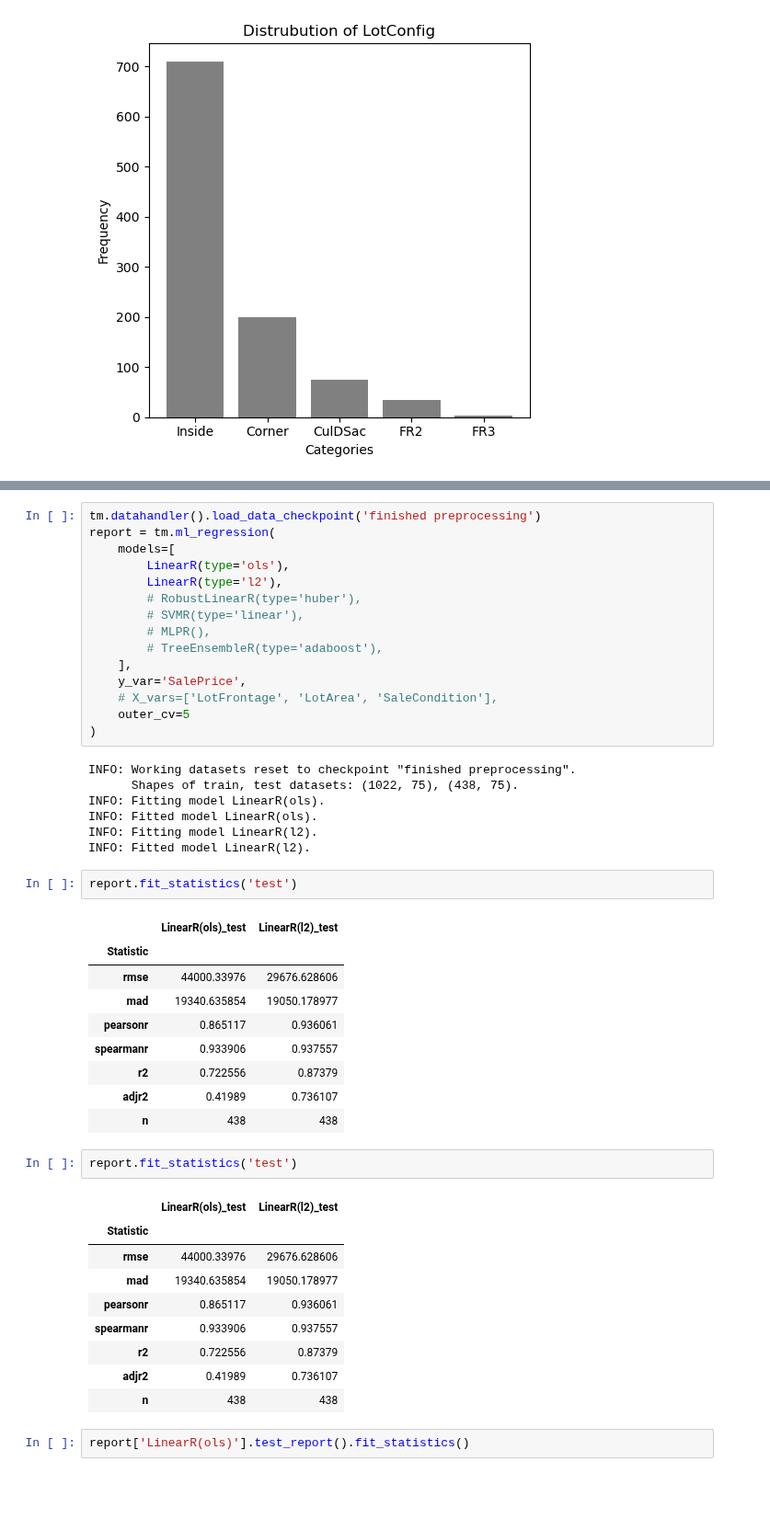
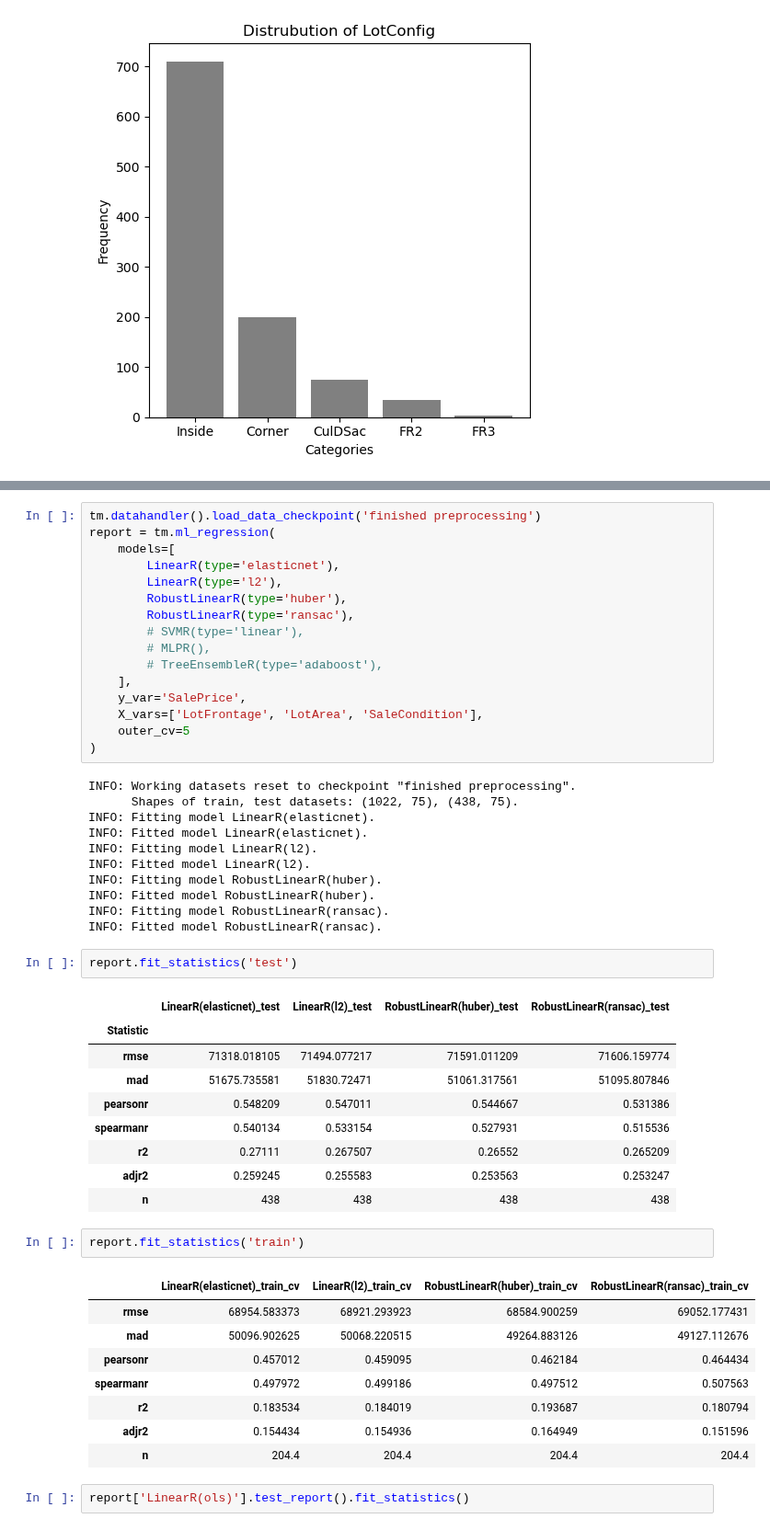
Before and after one commit to ajy25/TabularMagic, a Jupyter notebook: demo/test.ipynb, the cells around one changed output, grey strips where cells are left out. Shown at 92% size. Cells and saved outputs as stored; diff of their text form; blank space fills up the shorter version.

```diff
--- a/demo/test.ipynb
+++ b/demo/test.ipynb
@@ -134,48 +132,52 @@ report.fit_statistics('test')
 tm.datahandler().load_data_checkpoint('finished preprocessing')
 report = tm.ml_regression(
     models=[
-        LinearR(type='ols'),
+        LinearR(type='elasticnet'),
         LinearR(type='l2'),
-        # RobustLinearR(type='huber'),
+        RobustLinearR(type='huber'),
+        RobustLinearR(type='ransac'),
         # SVMR(type='linear'),
         # MLPR(),
         # TreeEnsembleR(type='adaboost'),
     ],
     y_var='SalePrice',
-    # X_vars=['LotFrontage', 'LotArea', 'SaleCondition'],
+    X_vars=['LotFrontage', 'LotArea', 'SaleCondition'],
     outer_cv=5
 )
 # %% [output]
 INFO: Working datasets reset to checkpoint "finished preprocessing".
       Shapes of train, test datasets: (1022, 75), (438, 75).
-INFO: Fitting model LinearR(ols).
-INFO: Fitted model LinearR(ols).
+INFO: Fitting model LinearR(elasticnet).
+INFO: Fitted model LinearR(elasticnet).
 INFO: Fitting model LinearR(l2).
 INFO: Fitted model LinearR(l2).
+INFO: Fitting model RobustLinearR(huber).
+INFO: Fitted model RobustLinearR(huber).
+INFO: Fitting model RobustLinearR(ransac).
+INFO: Fitted model RobustLinearR(ransac).
 # %%
 report.fit_statistics('test')
 # %% [output]
-|  | LinearR(ols)_test | LinearR(l2)_test |
-| Statistic |  |  |
-| rmse | 44000.33976 | 29676.628606 |
-| mad | 19340.635854 | 19050.178977 |
-| pearsonr | 0.865117 | 0.936061 |
-| spearmanr | 0.933906 | 0.937557 |
-| r2 | 0.722556 | 0.87379 |
-| adjr2 | 0.41989 | 0.736107 |
-| n | 438 | 438 |
+|  | LinearR(elasticnet)_test | LinearR(l2)_test | RobustLinearR(huber)_test | RobustLinearR(ransac)_test |
+| Statistic |  |  |  |  |
+| rmse | 71318.018105 | 71494.077217 | 71591.011209 | 71606.159774 |
+| mad | 51675.735581 | 51830.72471 | 51061.317561 | 51095.807846 |
+| pearsonr | 0.548209 | 0.547011 | 0.544667 | 0.531386 |
+| spearmanr | 0.540134 | 0.533154 | 0.527931 | 0.515536 |
+| r2 | 0.27111 | 0.267507 | 0.26552 | 0.265209 |
+| adjr2 | 0.259245 | 0.255583 | 0.253563 | 0.253247 |
+| n | 438 | 438 | 438 | 438 |
 # %%
-report.fit_statistics('test')
+report.fit_statistics('train')
 # %% [output]
-|  | LinearR(ols)_test | LinearR(l2)_test |
-| Statistic |  |  |
-| rmse | 44000.33976 | 29676.628606 |
-| mad | 19340.635854 | 19050.178977 |
-| pearsonr | 0.865117 | 0.936061 |
-| spearmanr | 0.933906 | 0.937557 |
-| r2 | 0.722556 | 0.87379 |
-| adjr2 | 0.41989 | 0.736107 |
-| n | 438 | 438 |
+|  | LinearR(elasticnet)_train_cv | LinearR(l2)_train_cv | RobustLinearR(huber)_train_cv | RobustLinearR(ransac)_train_cv |
+| rmse | 68954.583373 | 68921.293923 | 68584.900259 | 69052.177431 |
+| mad | 50096.902625 | 50068.220515 | 49264.883126 | 49127.112676 |
+| pearsonr | 0.457012 | 0.459095 | 0.462184 | 0.464434 |
+| spearmanr | 0.497972 | 0.499186 | 0.497512 | 0.507563 |
+| r2 | 0.183534 | 0.184019 | 0.193687 | 0.180794 |
+| adjr2 | 0.154434 | 0.154936 | 0.164949 | 0.151596 |
+| n | 204.4 | 204.4 | 204.4 | 204.4 |
 # %%
 report['LinearR(ols)'].test_report().fit_statistics()
 # %% [output]
```
Also changed, not shown: parts of 4 cells of this notebook, 8 other files.
